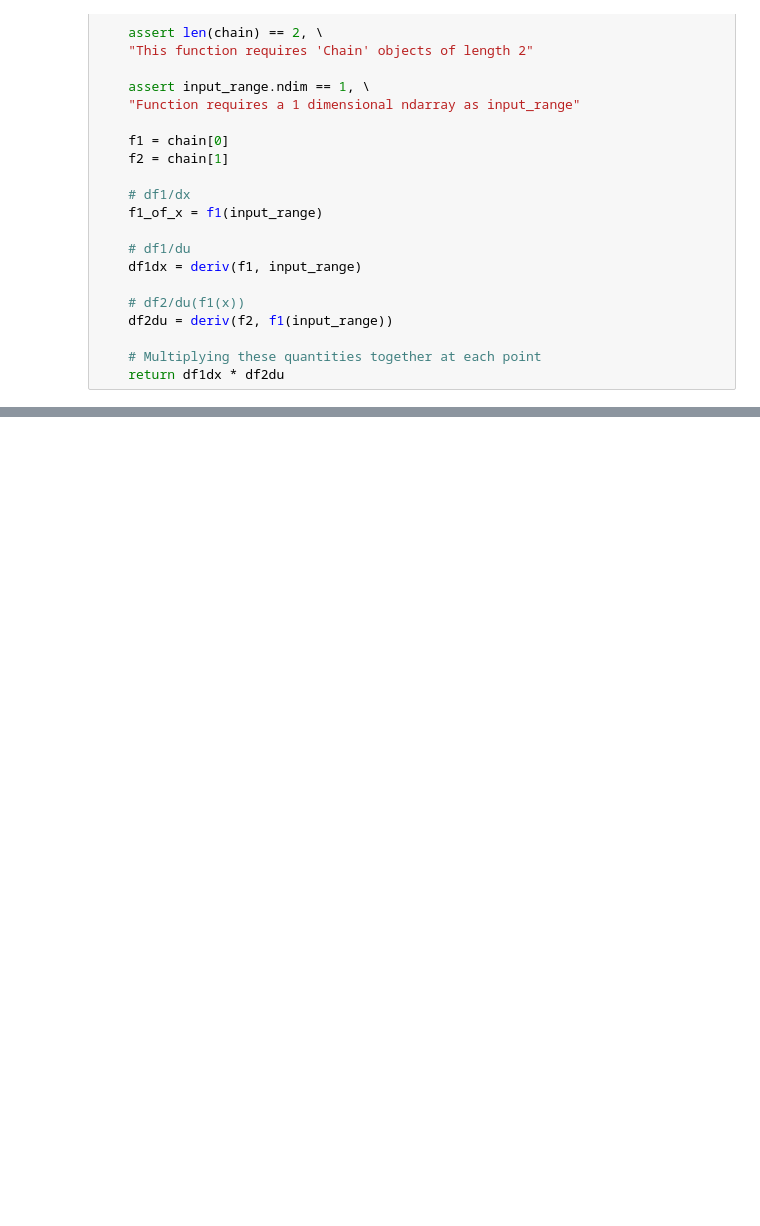
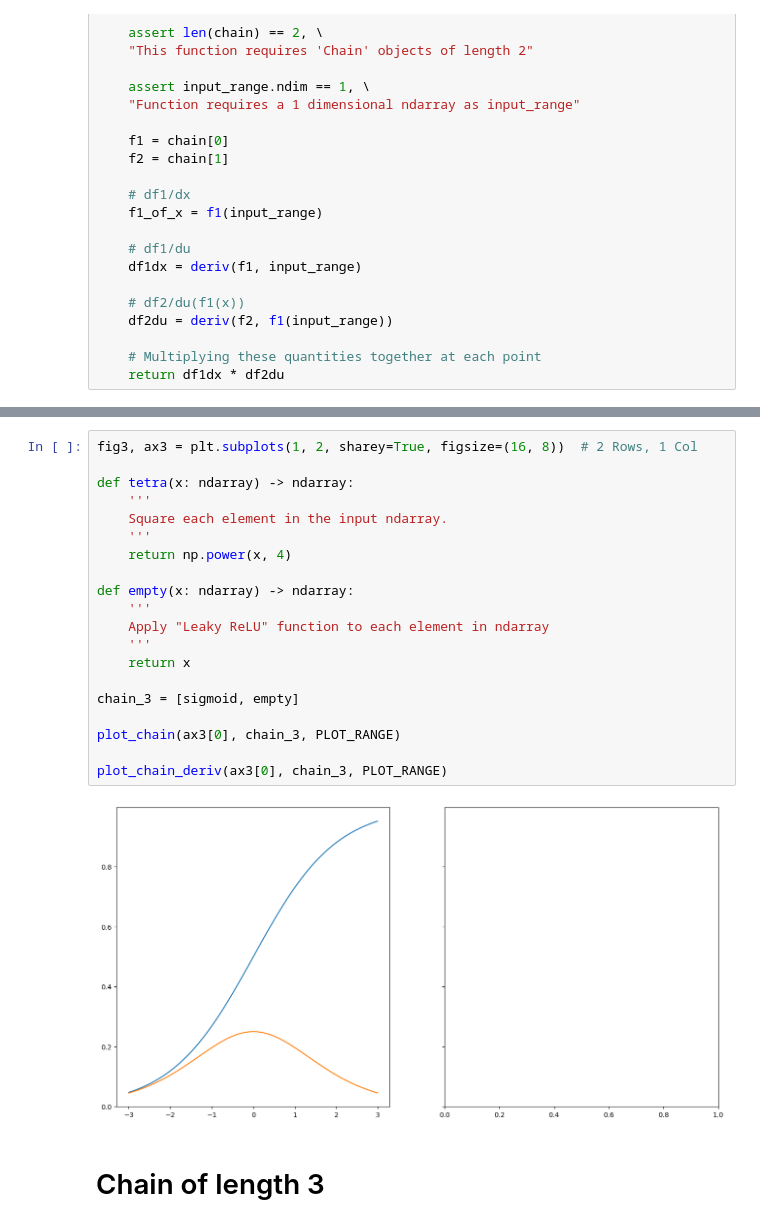
Before and after one commit to vdoom/nn_from_scratch, a Jupyter notebook: MathSection.ipynb, the cells around one changed output, grey strips where cells are left out. Drawn from its saved outputs; the diff is of its cells as text; blank space fills up the shorter version.

```diff
--- a/MathSection.ipynb
+++ b/MathSection.ipynb
@@ -184,0 +235,24 @@ def chain_deriv_2(chain: Chain,
+# %%
+fig3, ax3 = plt.subplots(1, 2, sharey=True, figsize=(16, 8))  # 2 Rows, 1 Col
+
+def tetra(x: ndarray) -> ndarray:
+    '''
+    Square each element in the input ndarray.
+    '''
+    return np.power(x, 4)
+
+def empty(x: ndarray) -> ndarray:
+    '''
+    Apply "Leaky ReLU" function to each element in ndarray
+    '''
+    return x
+
+chain_3 = [sigmoid, empty]
+
+plot_chain(ax3[0], chain_3, PLOT_RANGE)
+
+plot_chain_deriv(ax3[0], chain_3, PLOT_RANGE)
+# %% [output]
+[figure, added]
+# %% [markdown]
+# Chain of length 3
```
Also changed, not shown: parts of 37 cells of this notebook, 1 other file.
